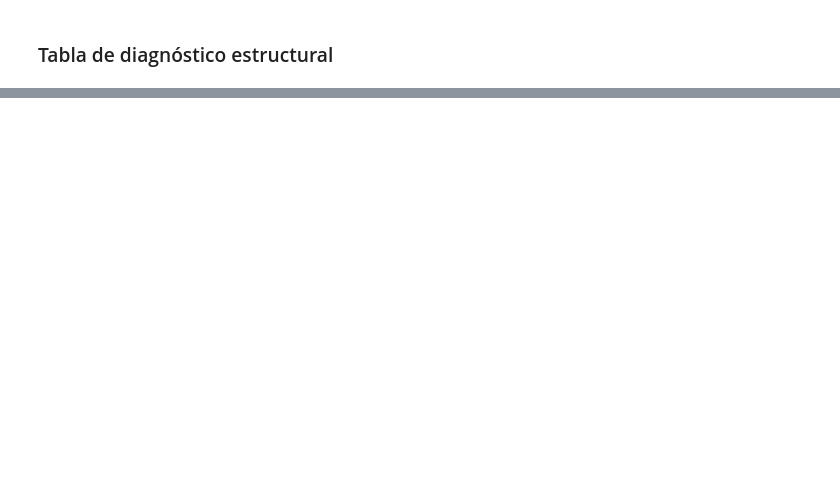
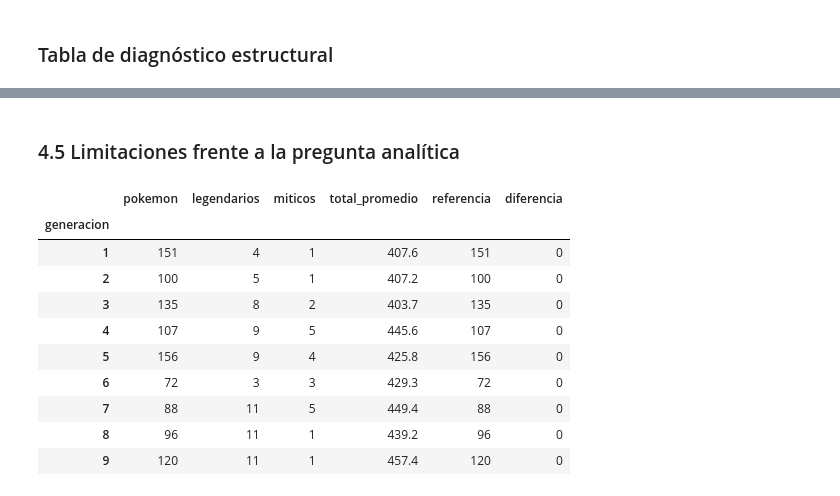
Before and after one commit to brandonmesamm-png/pokemon-generaciones, a Jupyter notebook: notebooks/diagnostico_calidad.ipynb, the cells around one changed output, grey strips where cells are left out. Drawn from its saved outputs; the diff is of its cells as text; code cells hidden in the pictures; blank space fills up the shorter version.

```diff
--- a/notebooks/diagnostico_calidad.ipynb
+++ b/notebooks/diagnostico_calidad.ipynb
@@ -97,0 +320,26 @@ tabla_estructural
+# %% [markdown]
+### 4.5 Limitaciones frente a la pregunta analítica
+# %%
+# Pokémon por generación frente a la referencia oficial de cada generación
+referencia = {1: 151, 2: 100, 3: 135, 4: 107, 5: 156, 6: 72, 7: 88, 8: 96, 9: 120}
+por_gen = df_pokemon.groupby("generacion").agg(
+    pokemon=("id", "count"),
+    legendarios=("legendario", "sum"),
+    miticos=("mitico", "sum"),
+    total_promedio=("total", "mean"),
+).round(1)
+por_gen["referencia"] = por_gen.index.map(referencia)
+por_gen["diferencia"] = por_gen["pokemon"] - por_gen["referencia"]
+por_gen
+# %% [output]
+|  | pokemon | legendarios | miticos | total_promedio | referencia | diferencia |
+| generacion |  |  |  |  |  |  |
+| 1 | 151 | 4 | 1 | 407.6 | 151 | 0 |
+| 2 | 100 | 5 | 1 | 407.2 | 100 | 0 |
+| 3 | 135 | 8 | 2 | 403.7 | 135 | 0 |
+| 4 | 107 | 9 | 5 | 445.6 | 107 | 0 |
+| 5 | 156 | 9 | 4 | 425.8 | 156 | 0 |
+| 6 | 72 | 3 | 3 | 429.3 | 72 | 0 |
+| 7 | 88 | 11 | 5 | 449.4 | 88 | 0 |
+| 8 | 96 | 11 | 1 | 439.2 | 96 | 0 |
+| 9 | 120 | 11 | 1 | 457.4 | 120 | 0 |
```
Also changed, not shown: parts of 25 cells of this notebook, 2 other files.
